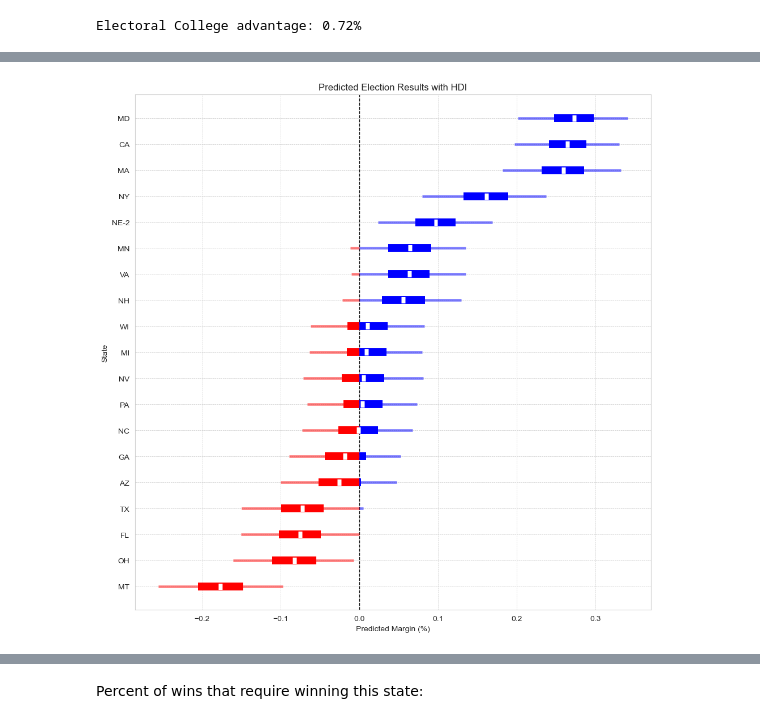
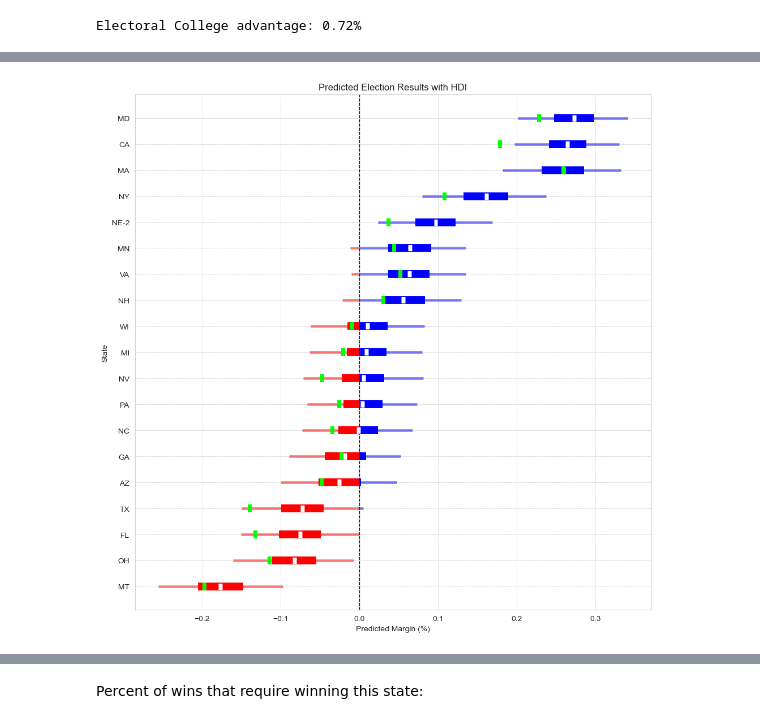
Before and after one commit to andrewpwalters/US-Presidential-Fundamentals, a Jupyter notebook: Notebooks/Polling Model - United States 2024.ipynb, the cells around one changed output, grey strips where cells are left out. Drawn from its saved outputs; the diff is of its cells as text; code cells hidden in the pictures.

```diff
--- a/Notebooks/Polling Model - United States 2024.ipynb
+++ b/Notebooks/Polling Model - United States 2024.ipynb
@@ -1912,59 +1914,43 @@ df_margin = pd.merge(df_margin,df_state[['state_code','electoral_2024']], left_i
 
 df_margin['scale'] = 10
 # %%
-# Sort the dataframe by the absolute value of 'hdi_mean'
-chart_df = df_margin.query("state_code == 'US'").sort_values(by='hdi_mean')
+chart_df = df_margin.query("index == 'US'").sort_values(by='hdi_mean')
 scale_factor = 1
 
-# Create custom y-axis positions based on cumulative electoral votes
 cumulative_votes = np.cumsum(chart_df['scale'] * scale_factor)
 y_positions = cumulative_votes - (chart_df['scale'] * scale_factor / 2)
 
-# Set up the figure
 plt.figure(figsize=(10, 2))
 
-# Plot each segment of the 50% HDI interval
 for i, row in chart_df.iterrows():
-    plt.hlines(y=y_positions[i], xmin=row['hdi_mean']-.0025, xmax=row['hdi_mean']+.0025, color='white', alpha=1, linewidth=row['scale'] * scale_factor*.8, zorder=5)
-    #plt.hlines(y=y_positions[i], xmin=row['margin']-.0025, xmax=row['margin']+.0025, color='lime', alpha=1, linewidth=row['electoral_2024'] * scale_factor, zorder=5)
-    # If hdi_75 is above 0, split the interval at 0
+    plt.hlines(y=y_positions[i], xmin=row['hdi_mean']-.001, xmax=row['hdi_mean']+.001, color='white', alpha=1, linewidth=row['scale'] * scale_factor*.8, zorder=5)
+    plt.hlines(y=y_positions[i], xmin=row['margin']-.001, xmax=row['margin']+.001, color='lime', alpha=1, linewidth=row['scale'] * scale_factor, zorder=5)
     if row['hdi_75'] > 0 and row['hdi_25'] < 0:
         plt.hlines(y_positions[i], row['hdi_25'], 0, color='red', linewidth=row['scale'] * scale_factor, zorder=3)
         plt.hlines(y_positions[i], 0, row['hdi_75'], color='blue', linewidth=row['scale'] * scale_factor, zorder=3)
-    # If the entire interval is above 0
     elif row['hdi_25'] >= 0:
         plt.hlines(y_positions[i], row['hdi_25'], row['hdi_75'], color='blue', linewidth=row['scale'] * scale_factor, zorder=3)
-    # If the entire interval is below 0
     elif row['hdi_75'] <= 0:
         plt.hlines(y_positions[i], row['hdi_25'], row['hdi_75'], color='red', linewidth=row['scale'] * scale_factor, zorder=3)
-    # If hdi_97 is above 0, split the interval at 0
     if row['hdi_97'] > 0 and row['hdi_03'] < 0:
         plt.hlines(y_positions[i], row['hdi_03'], 0, color='red', alpha=0.5, linewidth=row['scale'] * scale_factor / 3, zorder=3)
         plt.hlines(y_positions[i], 0, row['hdi_97'], color='blue', alpha=0.5, linewidth=row['scale'] * scale_factor / 3, zorder=3)
-    # If the entire interval is above 0
     elif row['hdi_03'] >= 0:
         plt.hlines(y_positions[i], row['hdi_03'], row['hdi_97'], color='blue', alpha=0.5, linewidth=row['scale'] * scale_factor / 3, zorder=3)
-    # If the entire interval is below 0
     elif row['hdi_97'] <= 0:
         plt.hlines(y_positions[i], row['hdi_03'], row['hdi_97'], color='red', alpha=0.5, linewidth=row['scale'] * scale_factor / 3, zorder=3)
 
-# Add a vertical line at zero for reference
 plt.axvline(x=0, color='black', linewidth=1, linestyle='--', zorder=1)
 
-# Set the y-axis labels to the state codes
 plt.yticks(y_positions, chart_df['state_code'])
 
-# Labels and title
 plt.xlabel('Predicted Margin (%)')
 plt.ylabel('State')
 plt.title('Predicted Election Results with HDI')
 
-# Improve grid appearance
 plt.grid(True, which='both', linestyle='--', linewidth=0.5)
 
-# Show the plot
 plt.tight_layout()
 
-# Display the plot
-plt.savefig('us.png')
+plt.savefig(f'../Results/2024_president/hdi_us.png')
 # %% [output]
@@ -1992,58 +1958,42 @@ df_margin
 # %%
-# Sort the dataframe by the absolute value of 'hdi_mean'
 chart_df = df_margin.query("state_code != 'US'").sort_values(by='hdi_mean')
 scale_factor = 1
 
-# Create custom y-axis positions based on cumulative electoral votes
 cumulative_votes = np.cumsum(chart_df['scale'] * scale_factor)
 y_positions = cumulative_votes - (chart_df['scale'] * scale_factor / 2)
 
-# Set up the figure
 plt.figure(figsize=(10, 10))
 
-# Plot each segment of the 50% HDI interval
 for i, row in chart_df.iterrows():
     plt.hlines(y=y_positions[i], xmin=row['hdi_mean']-.0025, xmax=row['hdi_mean']+.0025, color='white', alpha=1, linewidth=row['scale'] * scale_factor*.8, zorder=5)
-    #plt.hlines(y=y_positions[i], xmin=row['margin']-.0025, xmax=row['margin']+.0025, color='lime', alpha=1, linewidth=row['electoral_2024'] * scale_factor, zorder=5)
-    # If hdi_75 is above 0, split the interval at 0
+    plt.hlines(y=y_positions[i], xmin=row['margin']-.0025, xmax=row['margin']+.0025, color='lime', alpha=1, linewidth=row['scale'] * scale_factor, zorder=5)
     if row['hdi_75'] > 0 and row['hdi_25'] < 0:
         plt.hlines(y_positions[i], row['hdi_25'], 0, color='red', linewidth=row['scale'] * scale_factor, zorder=3)
         plt.hlines(y_positions[i], 0, row['hdi_75'], color='blue', linewidth=row['scale'] * scale_factor, zorder=3)
-    # If the entire interval is above 0
     elif row['hdi_25'] >= 0:
         plt.hlines(y_positions[i], row['hdi_25'], row['hdi_75'], color='blue', linewidth=row['scale'] * scale_factor, zorder=3)
-    # If the entire interval is below 0
     elif row['hdi_75'] <= 0:
         plt.hlines(y_positions[i], row['hdi_25'], row['hdi_75'], color='red', linewidth=row['scale'] * scale_factor, zorder=3)
-    # If hdi_97 is above 0, split the interval at 0
     if row['hdi_97'] > 0 and row['hdi_03'] < 0:
         plt.hlines(y_positions[i], row['hdi_03'], 0, color='red', alpha=0.5, linewidth=row['scale'] * scale_factor / 3, zorder=3)
         plt.hlines(y_positions[i], 0, row['hdi_97'], color='blue', alpha=0.5, linewidth=row['scale'] * scale_factor / 3, zorder=3)
-    # If the entire interval is above 0
     elif row['hdi_03'] >= 0:
         plt.hlines(y_positions[i], row['hdi_03'], row['hdi_97'], color='blue', alpha=0.5, linewidth=row['scale'] * scale_factor / 3, zorder=3)
-    # If the entire interval is below 0
     elif row['hdi_97'] <= 0:
         plt.hlines(y_positions[i], row['hdi_03'], row['hdi_97'], color='red', alpha=0.5, linewidth=row['scale'] * scale_factor / 3, zorder=3)
 
-# Add a vertical line at zero for reference
 plt.axvline(x=0, color='black', linewidth=1, linestyle='--', zorder=1)
 
-# Set the y-axis labels to the state codes
 plt.yticks(y_positions, chart_df['state_code'])
 
-# Labels and title
 plt.xlabel('Predicted Margin (%)')
 plt.ylabel('State')
 plt.title('Predicted Election Results with HDI')
 
-# Improve grid appearance
 plt.grid(True, which='both', linestyle='--', linewidth=0.5)
 
-# Show the plot
 plt.tight_layout()
 
-# Display the plot
-plt.savefig('all_states.png')
+plt.savefig(f'../Results/2024_president/hdi_all.png')
 # %% [output]
-[figure, old version]
+[figure, new version]
```
Also changed, not shown: parts of 22 cells of this notebook, 1 other file.
